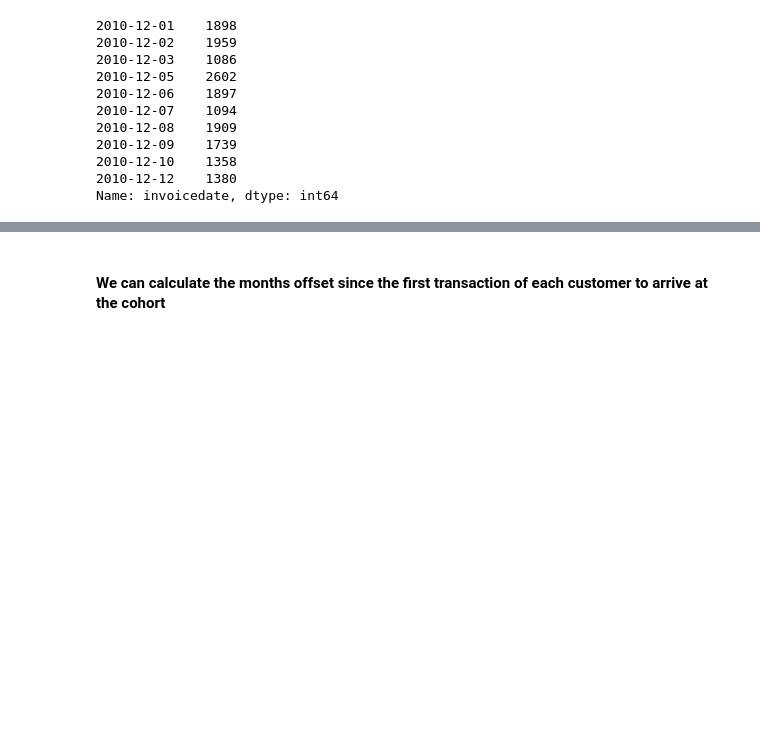
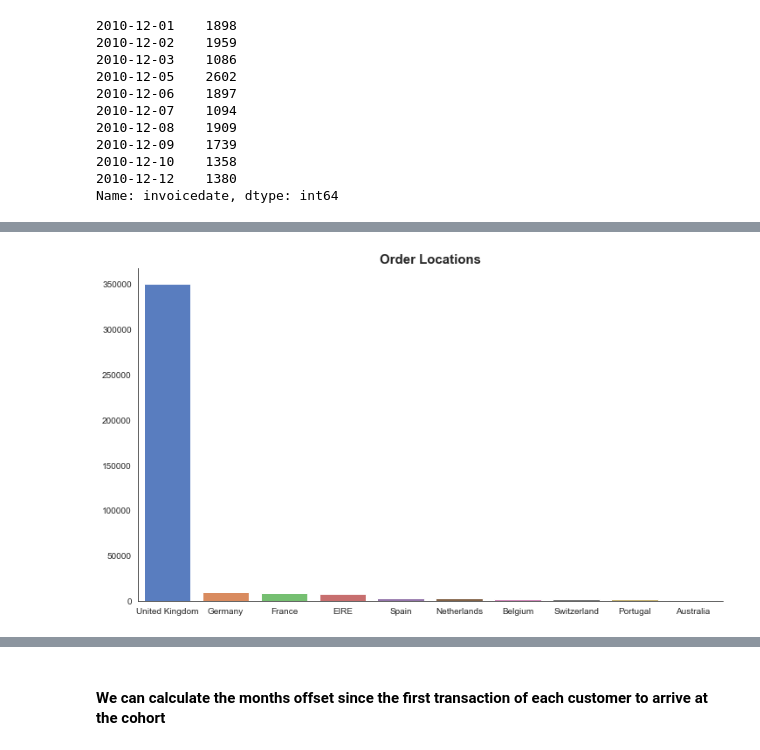
Before and after one commit to csanry/machinelearning, a Jupyter notebook: ecomm_rfm/CODE/e-commerce-cohort-analysis-rfm-clustering.ipynb, the cells around one changed output, grey strips where cells are left out. Saved outputs shown, nothing was run; the diff lists cells and outputs as text; code cells hidden in the pictures; blank space fills up the shorter version.

```diff
--- a/ecomm_rfm/CODE/e-commerce-cohort-analysis-rfm-clustering.ipynb
+++ b/ecomm_rfm/CODE/e-commerce-cohort-analysis-rfm-clustering.ipynb
@@ -591,0 +594,10 @@ plt.show()
+# %%
+countries_10 = dfc['country'].value_counts().nlargest(10)
+fig, ax = plt.subplots(1, 1, figsize=(12, 7))
+
+sns.barplot(x=countries_10.index, y=countries_10.values, ax=ax)
+plt.title('Order Locations', fontsize = 15, fontweight = 'bold')
+sns.despine()
+plt.show()
+# %% [output]
+[figure, added]
```
Also changed, not shown: parts of 3 cells of this notebook, 4 other files.
